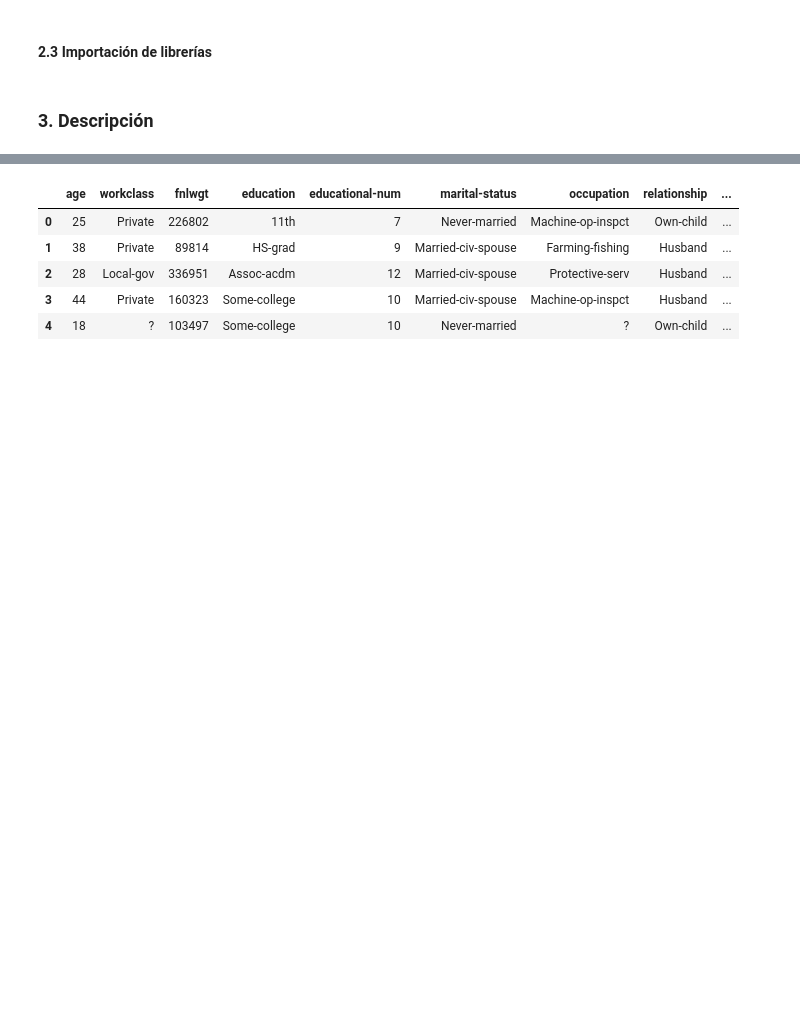
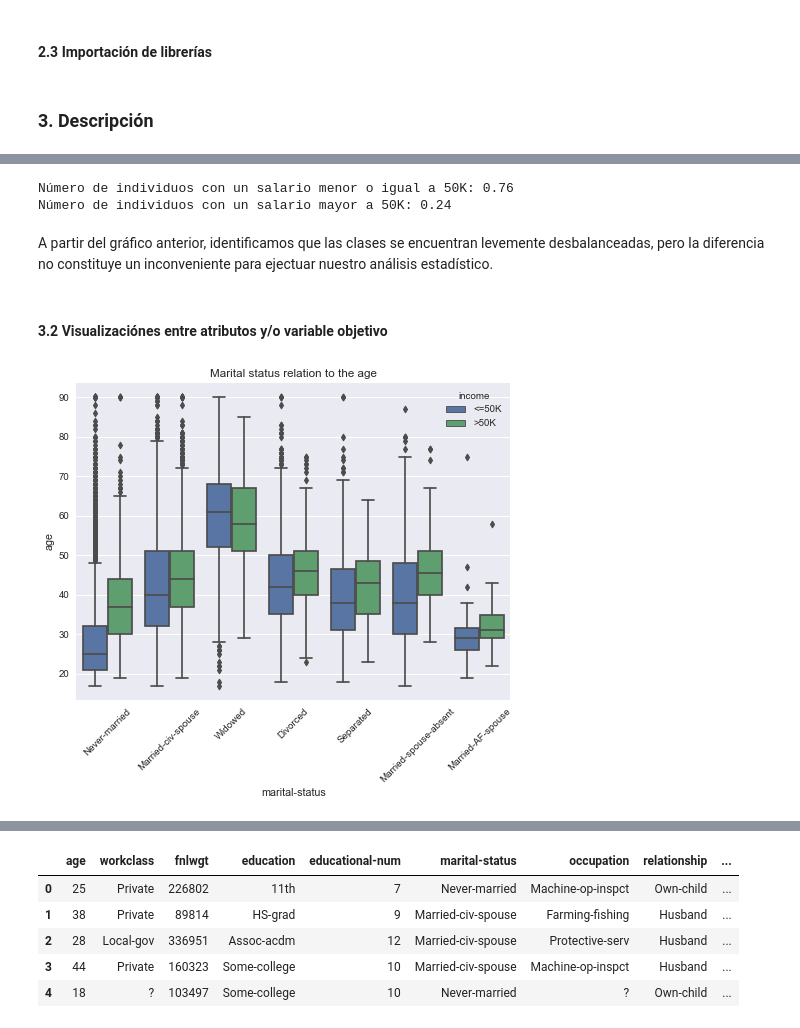
Before and after one commit to oportusgonzalo/data-science-desafio-latam, a Jupyter notebook: data-science-fundamentals/prueba/enunciado_1.ipynb, the cells around one changed output, grey strips where cells are left out. Cells and saved outputs as stored; diff of their text form; code cells hidden in the pictures; blank space fills up the shorter version.

```diff
--- a/data-science-fundamentals/prueba/enunciado_1.ipynb
+++ b/data-science-fundamentals/prueba/enunciado_1.ipynb
@@ -110,0 +120,18 @@ df = pd.read_csv('income-db.csv')
+# %%
+print('Número de individuos con un salario menor o igual a 50K: {}'.format(round(df[df['income'] == '<=50K'].shape[0]/len(df), 2)))
+print('Número de individuos con un salario mayor a 50K: {}'.format(round(df[df['income'] == '>50K'].shape[0]/len(df), 2)))
+# %% [output]
+Número de individuos con un salario menor o igual a 50K: 0.76
+Número de individuos con un salario mayor a 50K: 0.24
+# %% [markdown]
+A partir del gráfico anterior, identificamos que las clases se encuentran levemente desbalanceadas, pero la diferencia no constituye un inconveniente para ejectuar nuestro análisis estadístico.
+# %% [markdown]
+#### 3.2 Visualizaciónes entre atributos y/o variable objetivo
+# %%
+# relacion entre estado civil y edad
+sns.boxplot(x='marital-status', y='age', hue='income', data=df)
+plt.xticks(rotation=45)
+plt.title('Marital status relation to the age')
+plt.show()
+# %% [output]
+[figure, added]
```
Also changed, not shown: parts of 11 cells of this notebook.
